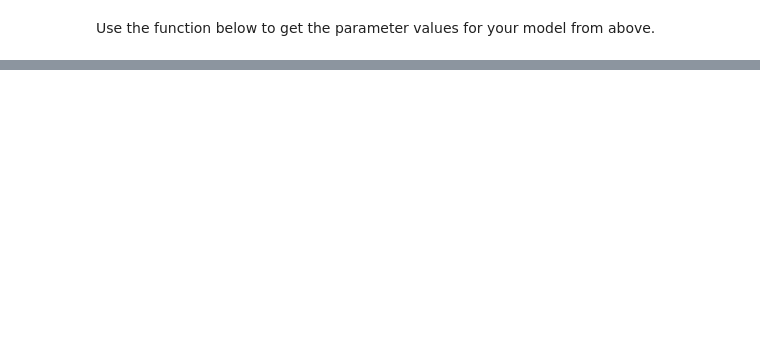
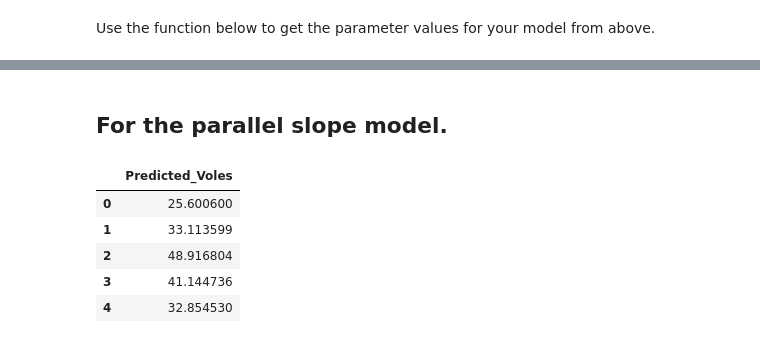
Before and after one commit to UNC-DATA-730/unit-6-assignment-Winnieunc, a Jupyter notebook: assignment6.ipynb, the cells around one changed output, grey strips where cells are left out. Saved outputs shown, nothing was run; the diff lists cells and outputs as text; code cells hidden in the pictures; blank space fills up the shorter version.

```diff
--- a/assignment6.ipynb
+++ b/assignment6.ipynb
@@ -135,0 +93,13 @@ ImportError: cannot import name 'geom_parallel_slopes' from 'plotnine' (/home/st
+# %% [markdown]
+## For the parallel slope model.
+# %%
+predictions = pipeline.predict(X)
+df_pred = pd.DataFrame(predictions, columns=['Predicted_Voles'])
+df_pred.head()
+# %% [output]
+|  | Predicted_Voles |
+| 0 | 25.600600 |
+| 1 | 33.113599 |
+| 2 | 48.916804 |
+| 3 | 41.144736 |
+| 4 | 32.854530 |
```
Also changed, not shown: parts of 14 cells of this notebook.
